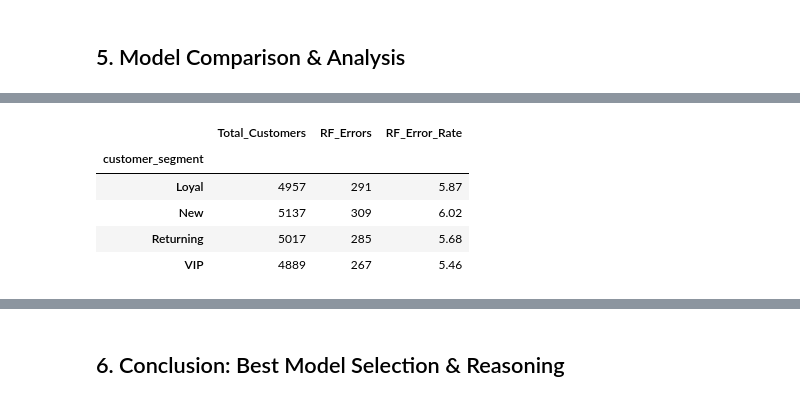
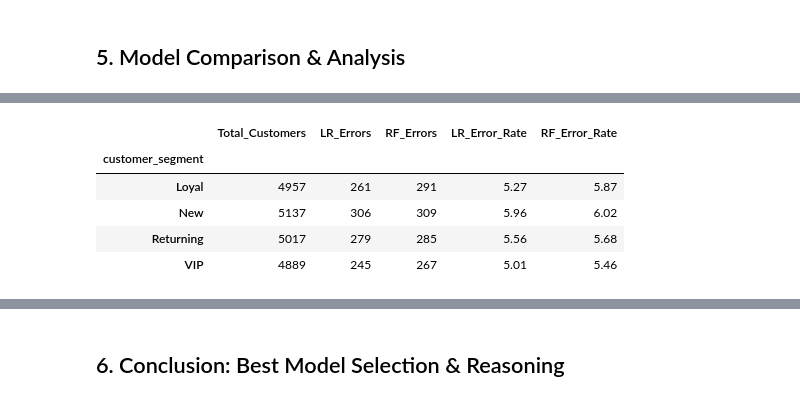
Before and after one commit to jooryA/SWE485-Project-Group6, a Jupyter notebook: Phase1_Supervised_Learning.ipynb, the cells around one changed output, grey strips where cells are left out. Drawn from its saved outputs; the diff is of its cells as text; code cells hidden in the pictures.

```diff
--- a/Phase1_Supervised_Learning.ipynb
+++ b/Phase1_Supervised_Learning.ipynb
@@ -670,33 +723,46 @@ NameError: name 'tuned_accuracy' is not defined
 # %%
-# Model 2 - Random Forest
+import pandas as pd# مقارنه من حبث الخطا يعني حسب نوع العميل بخطي المودل
 
-# Analyze misclassifications by customer segment
+# Misclassification Analysis by Customer Segment - Both Models
 
-#Read selected data (before hot encoding to fing categories name)
+# Load the selected test data to access customer segments
 error_analysis = pd.read_csv("Dataset/Processed/test_selected.csv")
 
-error_analysis["LR_Error"] = (lr_tuned_pred != error_analysis["churn_flag"].to_numpy()).astype(int)
-error_analysis["RF_Error"] = (rf_tuned_pred != error_analysis["churn_flag"].to_numpy()).astype(int)
+# Identify incorrect predictions for both models
+error_analysis["LR_Error"] = (
+    y_pred_tuned != error_analysis["churn_flag"].to_numpy()
+).astype(int)
 
+error_analysis["RF_Error"] = (
+    rf_tuned_pred != error_analysis["churn_flag"].to_numpy()
+).astype(int)
+
+# Calculate the number and percentage of errors for each customer segment
 segment_errors = error_analysis.groupby("customer_segment").agg(
     Total_Customers=("churn_flag", "size"),
     LR_Errors=("LR_Error", "sum"),
     RF_Errors=("RF_Error", "sum"),
     LR_Error_Rate=("LR_Error", "mean"),
     RF_Error_Rate=("RF_Error", "mean")
 )
 
-segment_errors["LR_Error_Rate"] = (segment_errors["LR_Error_Rate"] * 100).round(2)
-segment_errors["RF_Error_Rate"] = (segment_errors["RF_Error_Rate"] * 100).round(2)
+# Convert error rates to percentages
+segment_errors["LR_Error_Rate"] = (
+    segment_errors["LR_Error_Rate"] * 100
+).round(2)
+
+segment_errors["RF_Error_Rate"] = (
+    segment_errors["RF_Error_Rate"] * 100
+).round(2)
 
 display(segment_errors)
 # %% [output]
-|  | Total_Customers | RF_Errors | RF_Error_Rate |
-| customer_segment |  |  |  |
-| Loyal | 4957 | 291 | 5.87 |
-| New | 5137 | 309 | 6.02 |
-| Returning | 5017 | 285 | 5.68 |
-| VIP | 4889 | 267 | 5.46 |
+|  | Total_Customers | LR_Errors | RF_Errors | LR_Error_Rate | RF_Error_Rate |
+| customer_segment |  |  |  |  |  |
+| Loyal | 4957 | 261 | 291 | 5.27 | 5.87 |
+| New | 5137 | 306 | 309 | 5.96 | 6.02 |
+| Returning | 5017 | 279 | 285 | 5.56 | 5.68 |
+| VIP | 4889 | 245 | 267 | 5.01 | 5.46 |
 # %%
 
 import time
```
Also changed, not shown: parts of 27 cells of this notebook, 1 other file.
